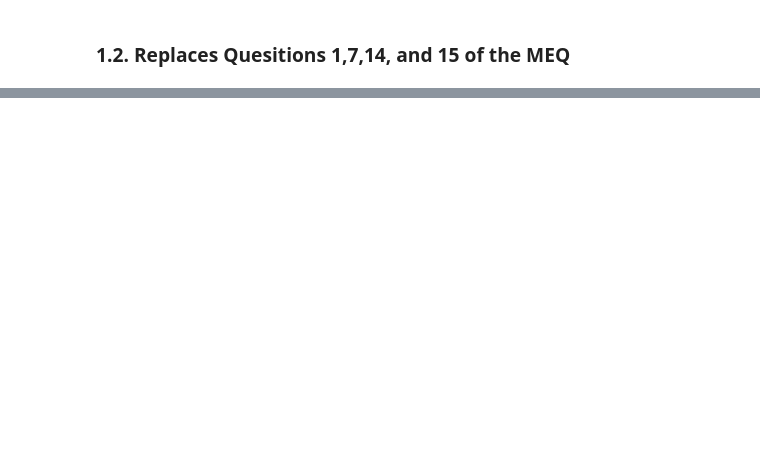
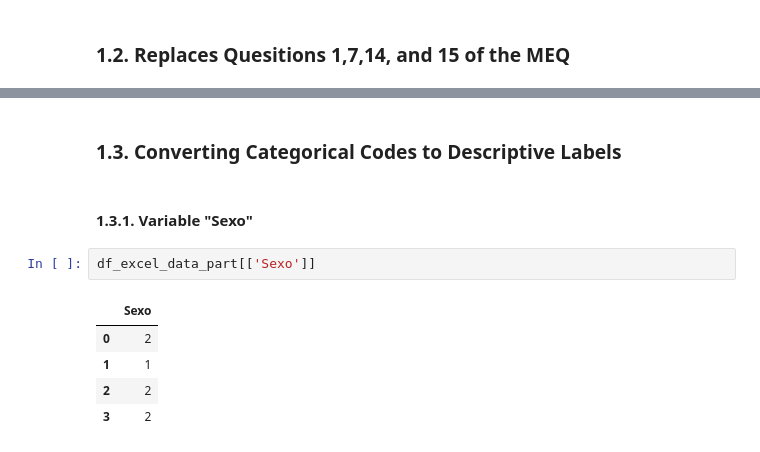
Before and after one commit to FabioATMonteiro92/DataCleaning-Processing, a Jupyter notebook: notebook/01_data_pipeline.ipynb, the cells around one changed output, grey strips where cells are left out. Saved outputs shown, nothing was run; the diff lists cells and outputs as text; blank space fills up the shorter version.

```diff
--- a/notebook/01_data_pipeline.ipynb
+++ b/notebook/01_data_pipeline.ipynb
@@ -91,0 +90,12 @@ df_excel_data_part.head(10)
+# %% [markdown]
+### 1.3. Converting Categorical Codes to Descriptive Labels
+# %% [markdown]
+#### 1.3.1. Variable "Sexo"
+# %%
+df_excel_data_part[['Sexo']]
+# %% [output]
+|  | Sexo |
+| 0 | 2 |
+| 1 | 1 |
+| 2 | 2 |
+| 3 | 2 |
```
Also changed, not shown: parts of 7 cells of this notebook.
